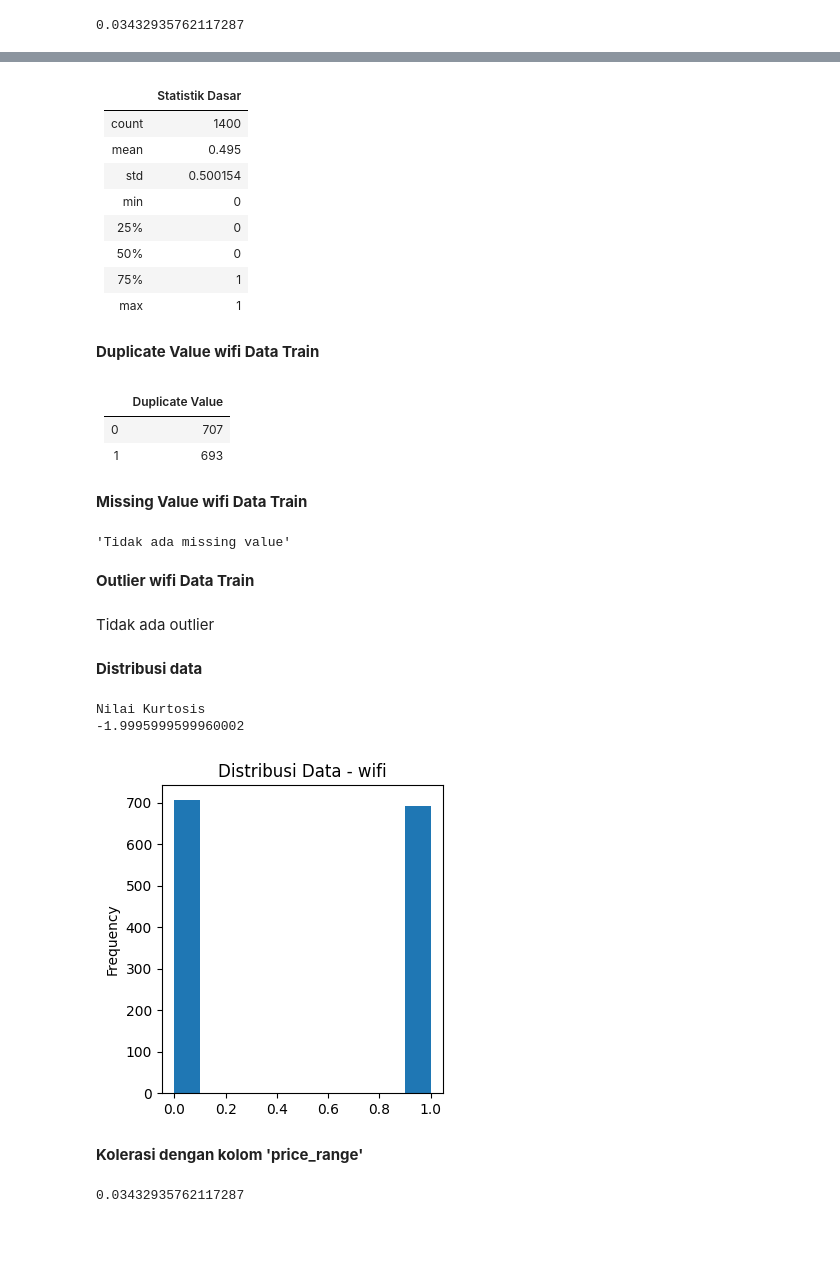
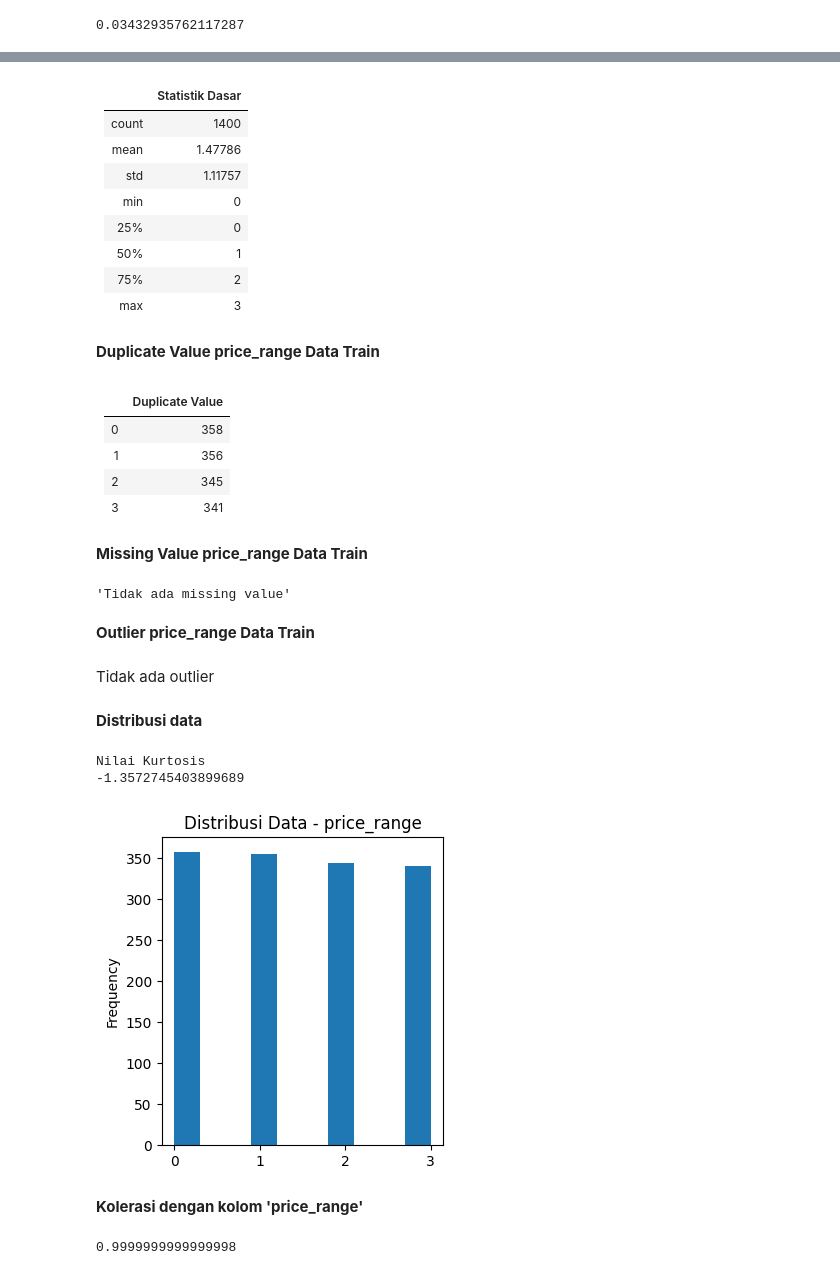
Before and after one commit to shelmasalsa17/Tucil2_13521020_13521115, a Jupyter notebook: src/main.ipynb, the cells around one changed output, grey strips where cells are left out. Cells and saved outputs as stored; diff of their text form; code cells hidden in the pictures; blank space fills up the shorter version.

```diff
--- a/src/main.ipynb
+++ b/src/main.ipynb
@@ -586,5 +586,5 @@ Nilai Kurtosis
 0.03432935762117287
 # %%
 #Nomor 21 kolom price_range
-finalValue('wifi',df)
+finalValue('price_range',df)
 # %% [output]
@@ -592,25 +592,27 @@ finalValue('wifi',df)
 |       |   Statistik Dasar |
 |:------|------------------:|
-| count |       1400        |
-| mean  |          0.495    |
-| std   |          0.500154 |
-| min   |          0        |
-| 25%   |          0        |
-| 50%   |          0        |
-| 75%   |          1        |
-| max   |          1        |
+| count |        1400       |
+| mean  |           1.47786 |
+| std   |           1.11757 |
+| min   |           0       |
+| 25%   |           0       |
+| 50%   |           1       |
+| 75%   |           2       |
+| max   |           3       |
-**Duplicate Value wifi Data Train**
+**Duplicate Value price_range Data Train**
 |    |   Duplicate Value |
 |---:|------------------:|
-|  0 |               707 |
-|  1 |               693 |
+|  0 |               358 |
+|  1 |               356 |
+|  2 |               345 |
+|  3 |               341 |
-**Missing Value wifi Data Train**
+**Missing Value price_range Data Train**
 'Tidak ada missing value'
-**Outlier wifi Data Train**
+**Outlier price_range Data Train**
 Tidak ada outlier
 **Distribusi data**
 Nilai Kurtosis
--1.9995999599960002
+-1.3572745403899689
-[figure, old version]
+[figure, new version]
 **Kolerasi dengan kolom 'price_range'**
-0.03432935762117287
+0.9999999999999998
```
Also changed, not shown: parts of 1 cell of this notebook.
